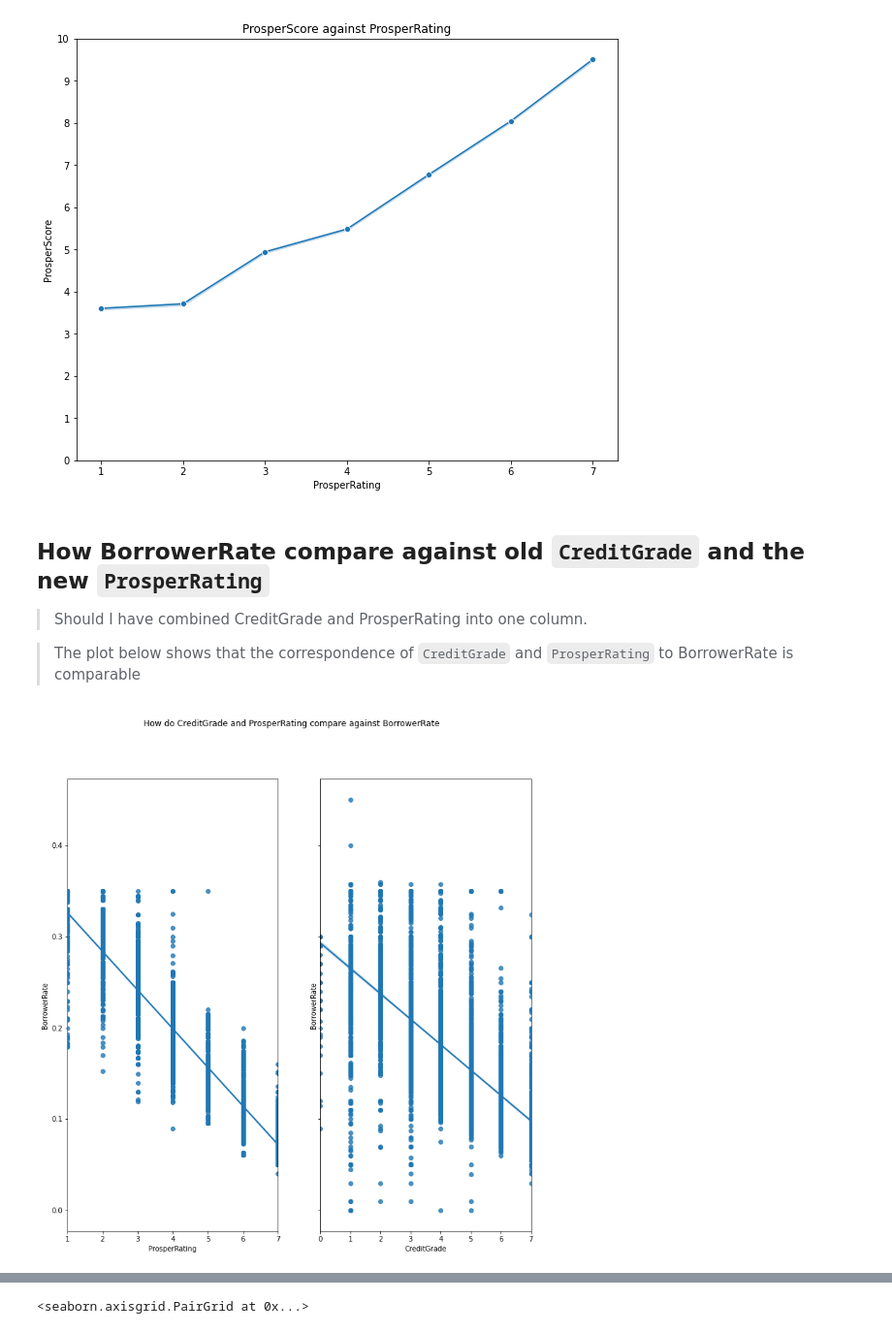
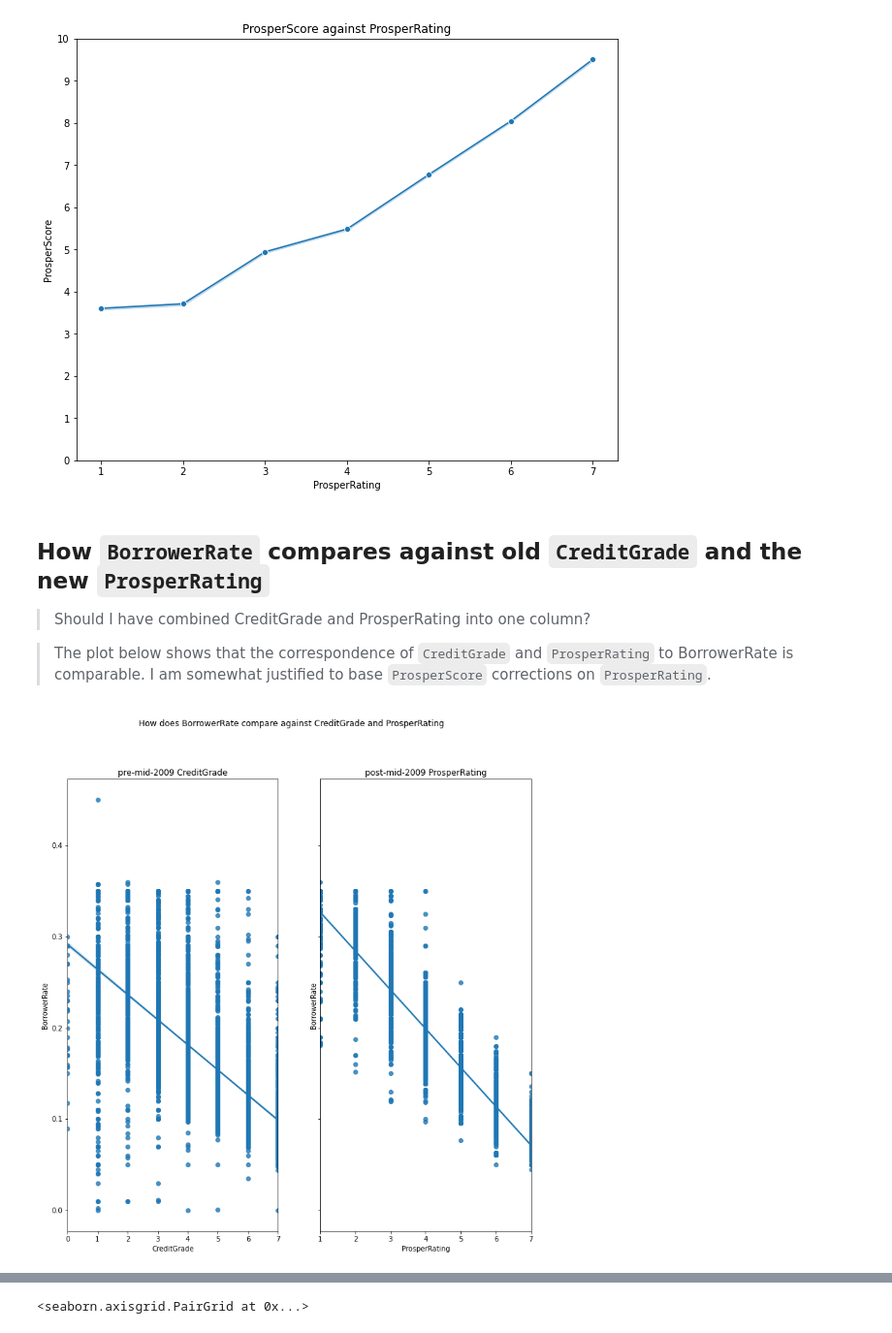
Before and after one commit to alf808/preposterous-octopus, a Jupyter notebook: explanatory_loan_data_slide_deck.ipynb, the cells around one changed output, grey strips where cells are left out. Shown at 97% size. Cells and saved outputs as stored; diff of their text form; code cells hidden in the pictures.

Commit message:
updated exlanatory visualizations

```diff
--- a/explanatory_loan_data_slide_deck.ipynb
+++ b/explanatory_loan_data_slide_deck.ipynb
@@ -230,18 +230,18 @@ plt.title('ProsperScore against ProsperRating');
 # %% [output]
 [figure]
 # %% [markdown]
-## How BorrowerRate compare against old `CreditGrade` and the new `ProsperRating`
+## How **`BorrowerRate`** compares against old **`CreditGrade`** and the new **`ProsperRating`**
 
-> Should I have combined CreditGrade and ProsperRating into one column.
+> Should I have combined CreditGrade and ProsperRating into one column?
 
-> The plot below shows that the correspondence of `CreditGrade` and `ProsperRating` to BorrowerRate is comparable
+> The plot below shows that the correspondence of `CreditGrade` and `ProsperRating` to BorrowerRate is comparable. I am somewhat justified to base `ProsperScore` corrections on `ProsperRating`.
 # %%
 fig, (ax1, ax2) = plt.subplots(ncols=2, sharey=True, figsize=(12,12))
-sb.regplot(x='ProsperRating', y='BorrowerRate', ax=ax1, data=df.sample(frac=.25))
-sb.regplot(x='CreditGrade', y='BorrowerRate', ax=ax2, data=df.sample(frac=.25))
-#sb.regplot(x='ProsperRatingGrade', y='BorrowerRate', ax=ax3, data=df.sample(frac=.25))
-#ax2.set_xlim(left=1)
-fig.suptitle('How do CreditGrade and ProsperRating compare against BorrowerRate');
+sb.regplot(x='CreditGrade', y='BorrowerRate', ax=ax1, data=df.sample(frac=.25))
+sb.regplot(x='ProsperRating', y='BorrowerRate', ax=ax2, data=df.sample(frac=.25))
+ax1.set_title('pre-mid-2009 CreditGrade')
+ax2.set_title('post-mid-2009 ProsperRating')
+fig.suptitle('How does BorrowerRate compare against CreditGrade and ProsperRating');
 # %% [output]
-[figure, old version]
+[figure, new version]
 # %% [markdown]
```
Also changed, not shown: parts of 8 cells of this notebook.
